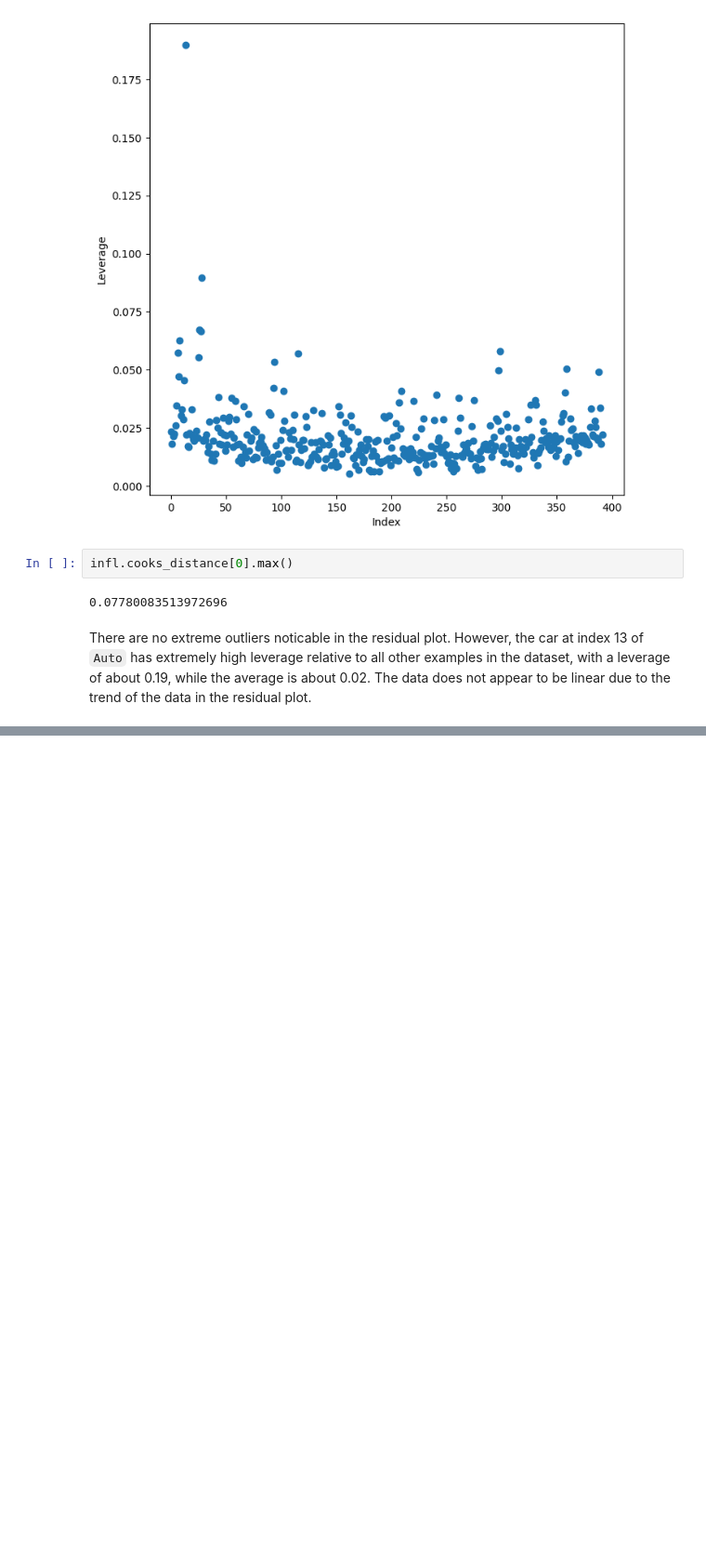
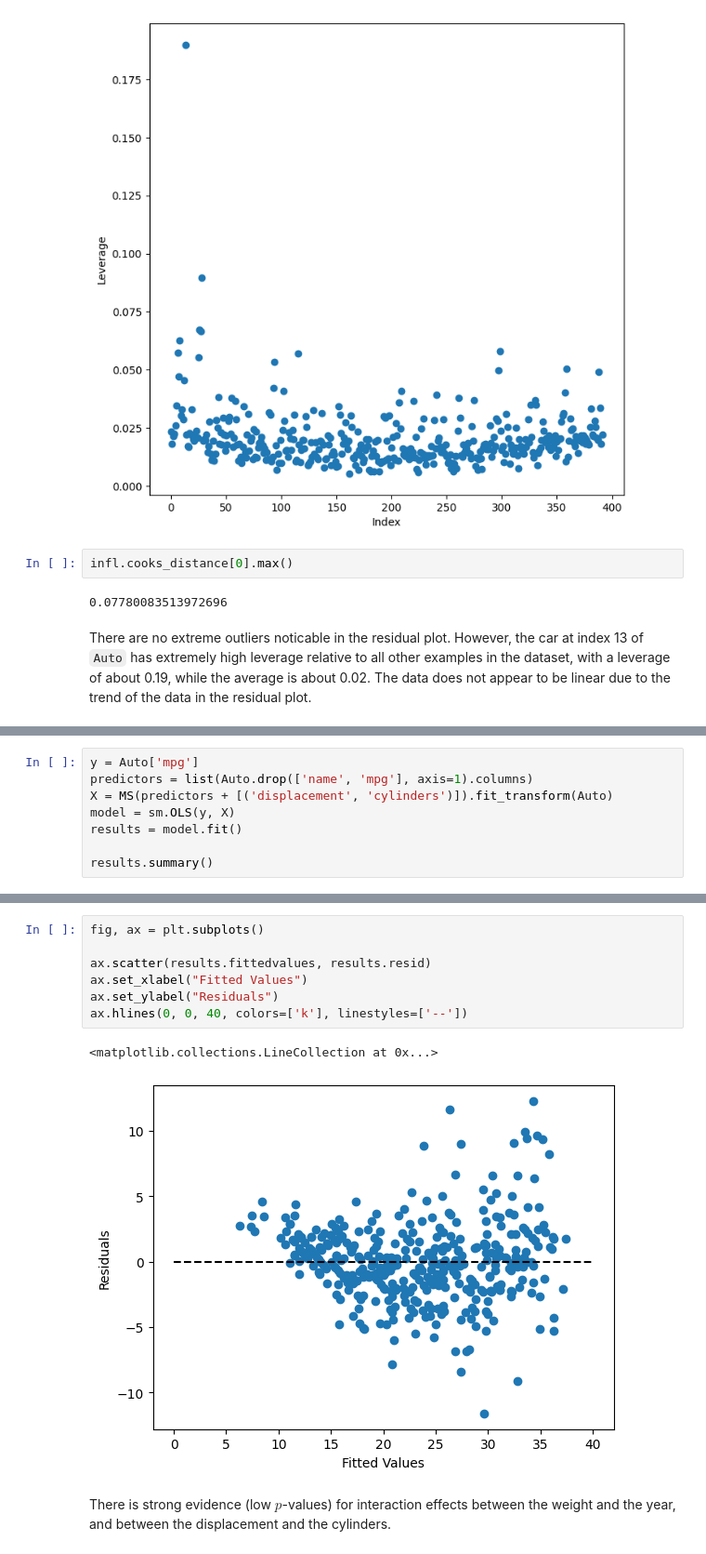
Before and after one commit to Squirrelcoding/ISLP, a Jupyter notebook: Lab_2.ipynb, the cells around one changed output, grey strips where cells are left out. Shown at 93% size. Saved outputs shown, nothing was run; the diff lists cells and outputs as text; blank space fills up the shorter version.

```diff
--- a/Lab_2.ipynb
+++ b/Lab_2.ipynb
@@ -579,0 +631,8 @@ There are no extreme outliers noticable in the residual plot. However, the car a
+# %%
+y = Auto['mpg']
+predictors = list(Auto.drop(['name', 'mpg'], axis=1).columns)
+X = MS(predictors + [('displacement', 'cylinders')]).fit_transform(Auto)
+model = sm.OLS(y, X)
+results = model.fit()
+
+results.summary()
@@ -579,0 +668,12 @@ There are no extreme outliers noticable in the residual plot. However, the car a
+# %%
+fig, ax = plt.subplots()
+
+ax.scatter(results.fittedvalues, results.resid)
+ax.set_xlabel("Fitted Values")
+ax.set_ylabel("Residuals")
+ax.hlines(0, 0, 40, colors=['k'], linestyles=['--'])
+# %% [output]
+<matplotlib.collections.LineCollection at 0x...>
+[figure, added]
+# %% [markdown]
+There is strong evidence (low $p$-values) for interaction effects between the weight and the year, and between the displacement and the cylinders.
```
Also changed, not shown: parts of 37 cells of this notebook.
